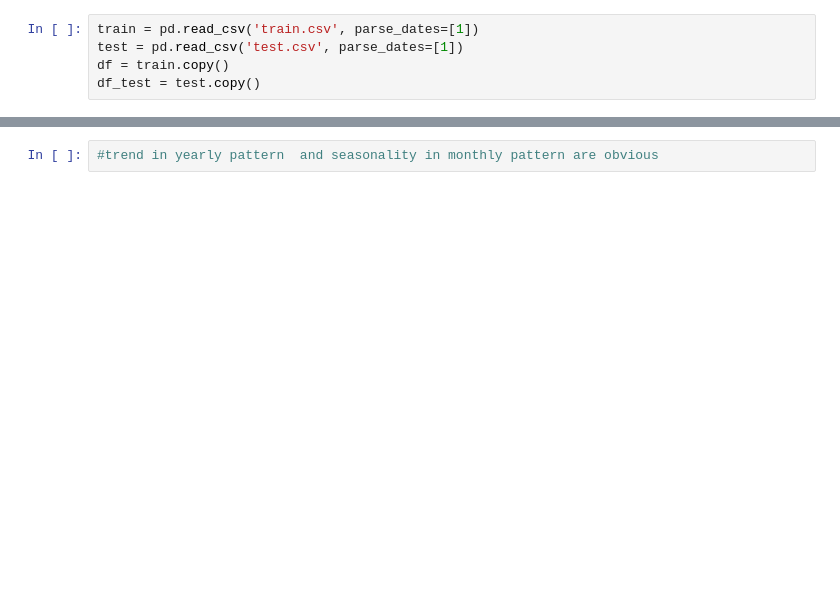
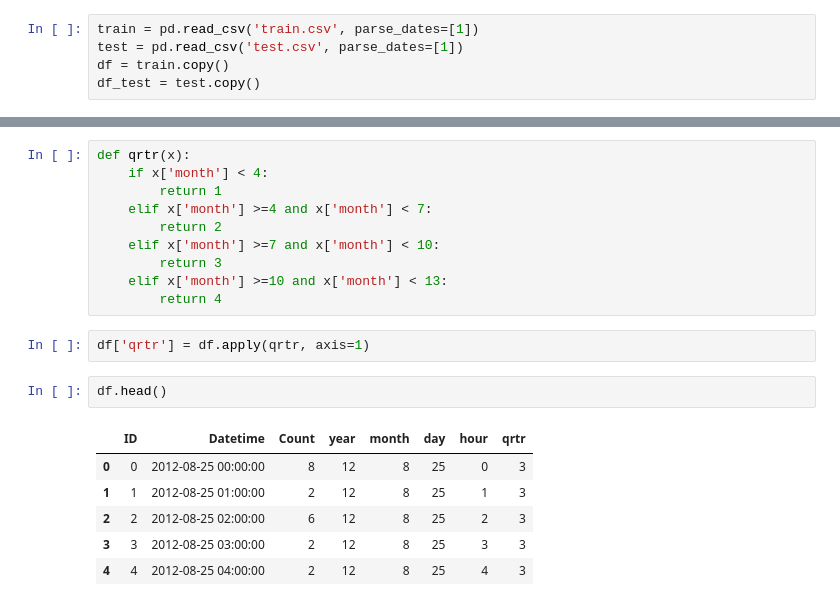
Before and after one commit to ehsansam69/Time-series-analyzing, a Jupyter notebook: 2nd.ipynb, the cells around one changed output, grey strips where cells are left out. Cells and saved outputs as stored; diff of their text form; blank space fills up the shorter version.

```diff
--- a/2nd.ipynb
+++ b/2nd.ipynb
@@ -87,2 +56,21 @@ for subject in ['year','month','day','hour']:
-# %%
-#trend in yearly pattern  and seasonality in monthly pattern are obvious
+# %%
+def qrtr(x):
+    if x['month'] < 4:
+        return 1
+    elif x['month'] >=4 and x['month'] < 7:
+        return 2
+    elif x['month'] >=7 and x['month'] < 10:
+        return 3
+    elif x['month'] >=10 and x['month'] < 13:
+        return 4
+# %%
+df['qrtr'] = df.apply(qrtr, axis=1)
+# %%
+df.head()
+# %% [output]
+|  | ID | Datetime | Count | year | month | day | hour | qrtr |
+| 0 | 0 | 2012-08-25 00:00:00 | 8 | 12 | 8 | 25 | 0 | 3 |
+| 1 | 1 | 2012-08-25 01:00:00 | 2 | 12 | 8 | 25 | 1 | 3 |
+| 2 | 2 | 2012-08-25 02:00:00 | 6 | 12 | 8 | 25 | 2 | 3 |
+| 3 | 3 | 2012-08-25 03:00:00 | 2 | 12 | 8 | 25 | 3 | 3 |
+| 4 | 4 | 2012-08-25 04:00:00 | 2 | 12 | 8 | 25 | 4 | 3 |
```
Also changed, not shown: parts of 15 cells of this notebook.
